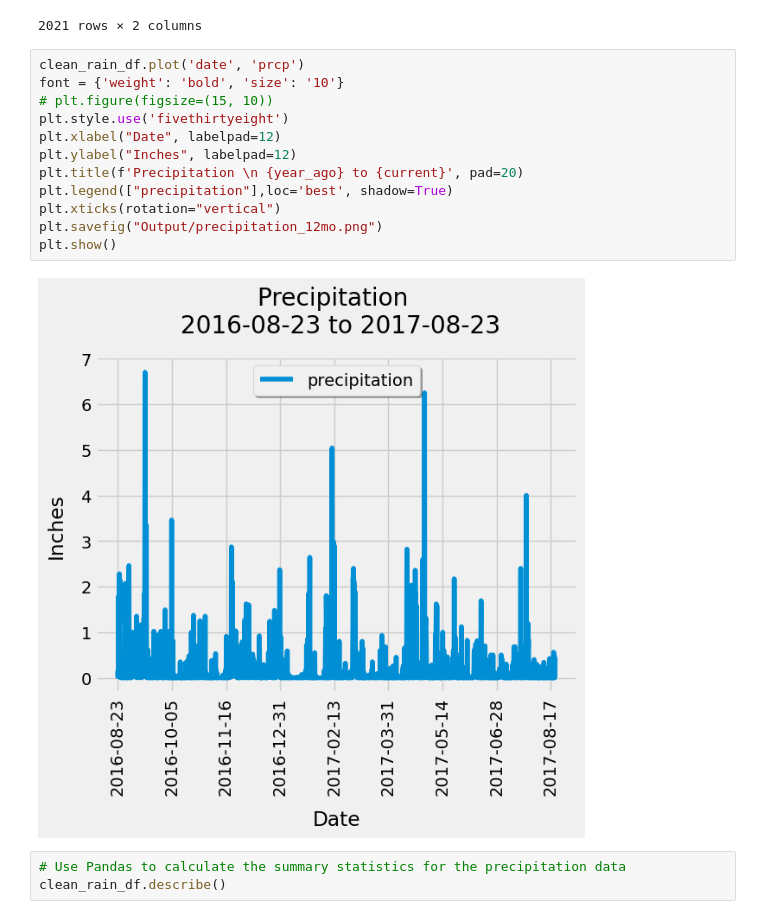
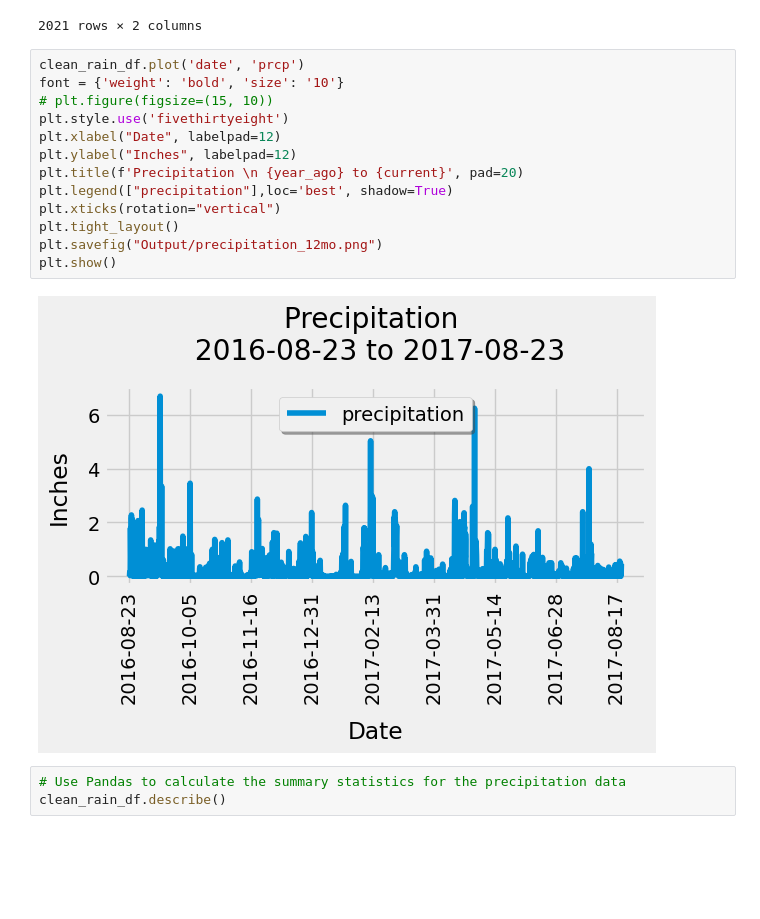
Before and after one commit to vgpass/sqlalchemy-challenge, a Jupyter notebook: SurfsUp/climate_starter_final.ipynb, the cells around one changed output. Saved outputs shown, nothing was run; the diff lists cells and outputs as text; blank space fills up the shorter version.

```diff
--- a/SurfsUp/climate_starter_final.ipynb
+++ b/SurfsUp/climate_starter_final.ipynb
@@ -136,17 +136,18 @@ clean_rain_df
 # %%
 clean_rain_df.plot('date', 'prcp')
 font = {'weight': 'bold', 'size': '10'}
 # plt.figure(figsize=(15, 10))
 plt.style.use('fivethirtyeight')
 plt.xlabel("Date", labelpad=12)
 plt.ylabel("Inches", labelpad=12)
 plt.title(f'Precipitation \n {year_ago} to {current}', pad=20)
 plt.legend(["precipitation"],loc='best', shadow=True)
 plt.xticks(rotation="vertical")
+plt.tight_layout()
 plt.savefig("Output/precipitation_12mo.png")
 plt.show()
 # %% [output]
-[figure, old version]
+[figure, new version]
 # %%
 # Use Pandas to calculate the summary statistics for the precipitation data
 clean_rain_df.describe()
```
Also changed, not shown: parts of 3 cells of this notebook, 2 other files.
